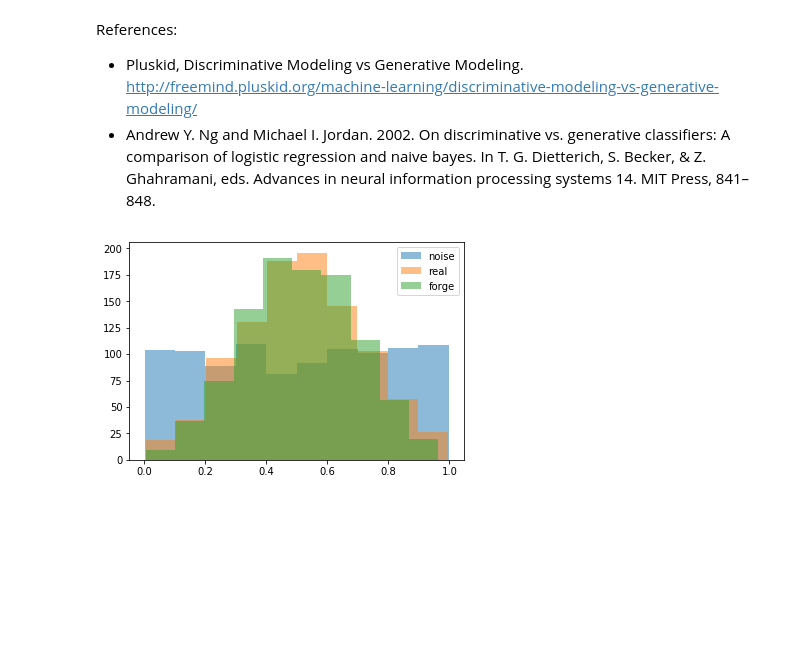
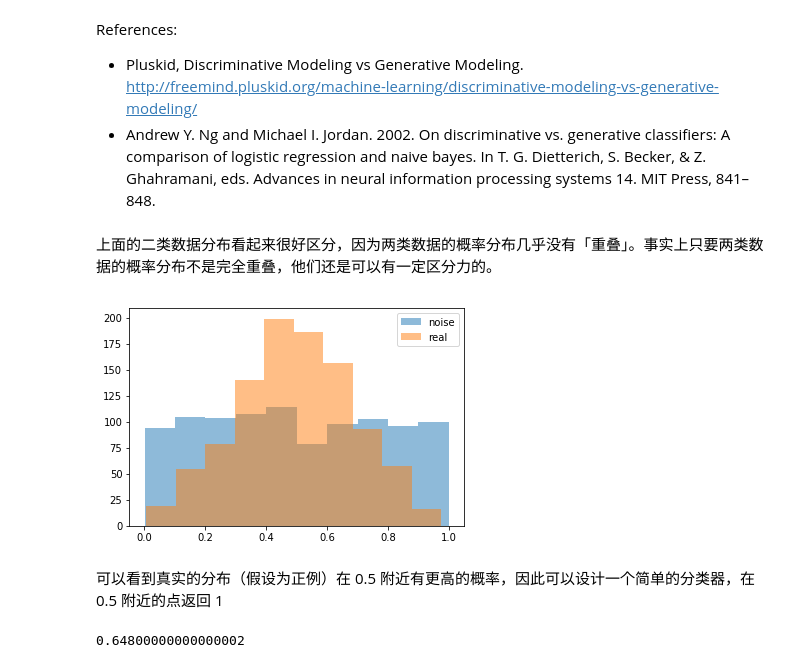
Before and after one commit to demon386/notebooks, a Jupyter notebook: learn-gan.ipynb, the cells around one changed output. Cells and saved outputs as stored; diff of their text form; code cells hidden in the pictures; blank space fills up the shorter version.

```diff
--- a/learn-gan.ipynb
+++ b/learn-gan.ipynb
@@ -30,6 +36,8 @@ Generative Model 的典型例子是朴素贝叶斯，通过 Generative Model 可
 References:
 - Pluskid, Discriminative Modeling vs Generative Modeling. http://freemind.pluskid.org/machine-learning/discriminative-modeling-vs-generative-modeling/
 - Andrew Y. Ng and Michael I. Jordan. 2002. On discriminative vs. generative classifiers: A comparison of logistic regression and naive bayes. In T. G. Dietterich, S. Becker, & Z. Ghahramani, eds. Advances in neural information processing systems 14. MIT Press, 841–848.
+# %% [markdown]
+上面的二类数据分布看起来很好区分，因为两类数据的概率分布几乎没有「重叠」。事实上只要两类数据的概率分布不是完全重叠，他们还是可以有一定区分力的。
 # %%
 def truncated_norm(lower, upper, mu, sigma):
     a = (lower - mu) / sigma
@@ -42,7 +49,8 @@ forge_data = truncated_norm(0, 1, 0.5, 0.2).rvs(1000)
 # %%
 plt.hist(noise_data, alpha=0.5, label='noise');
 plt.hist(real_data, alpha=0.5, label='real');
-plt.hist(forge_data, alpha=0.5, label='forge');
 plt.legend();
 # %% [output]
-[figure, old version]
+[figure, new version]
+# %% [markdown]
+可以看到真实的分布（假设为正例）在 0.5 附近有更高的概率，因此可以设计一个简单的分类器，在 0.5 附近的点返回 1
@@ -48,0 +65,4 @@ plt.legend();
+# %%
+accuracy_score(y_true, y_pred)
+# %% [output]
+0.64800000000000002
```
Also changed, not shown: parts of 33 cells of this notebook.
